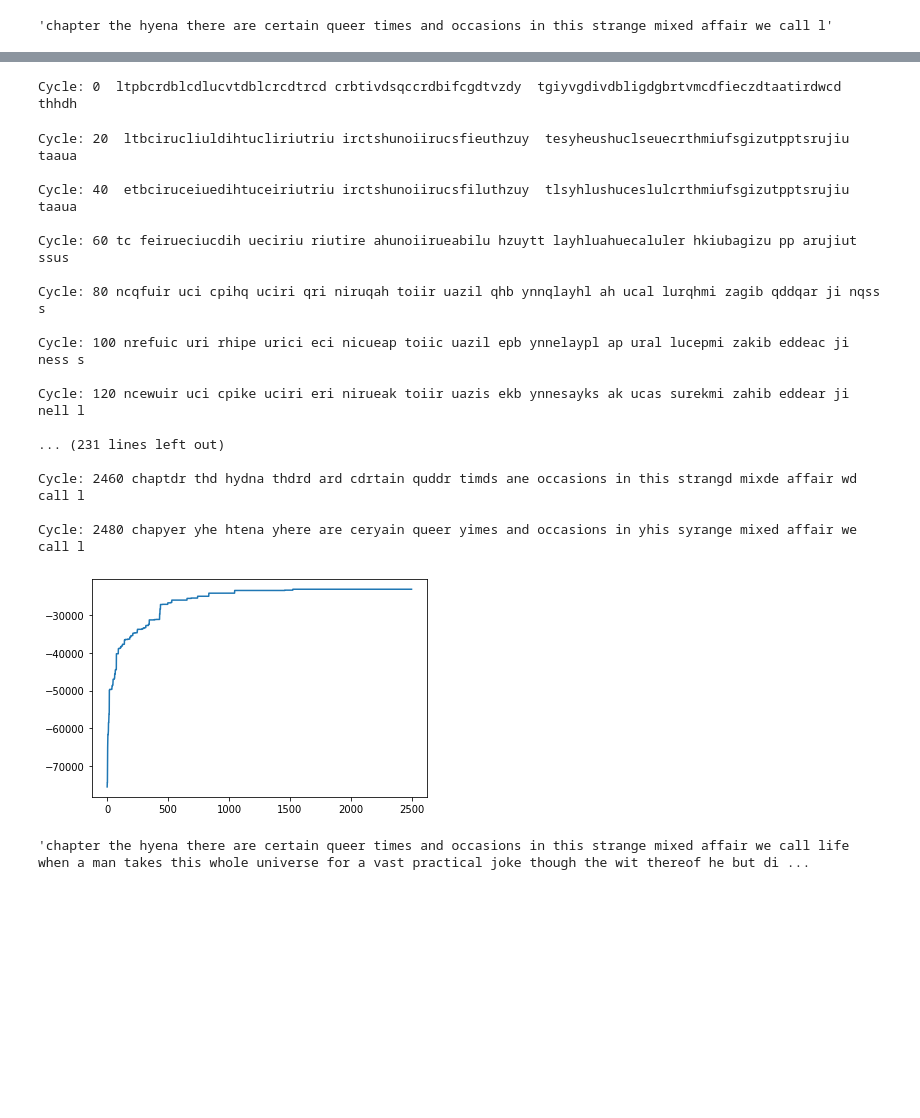
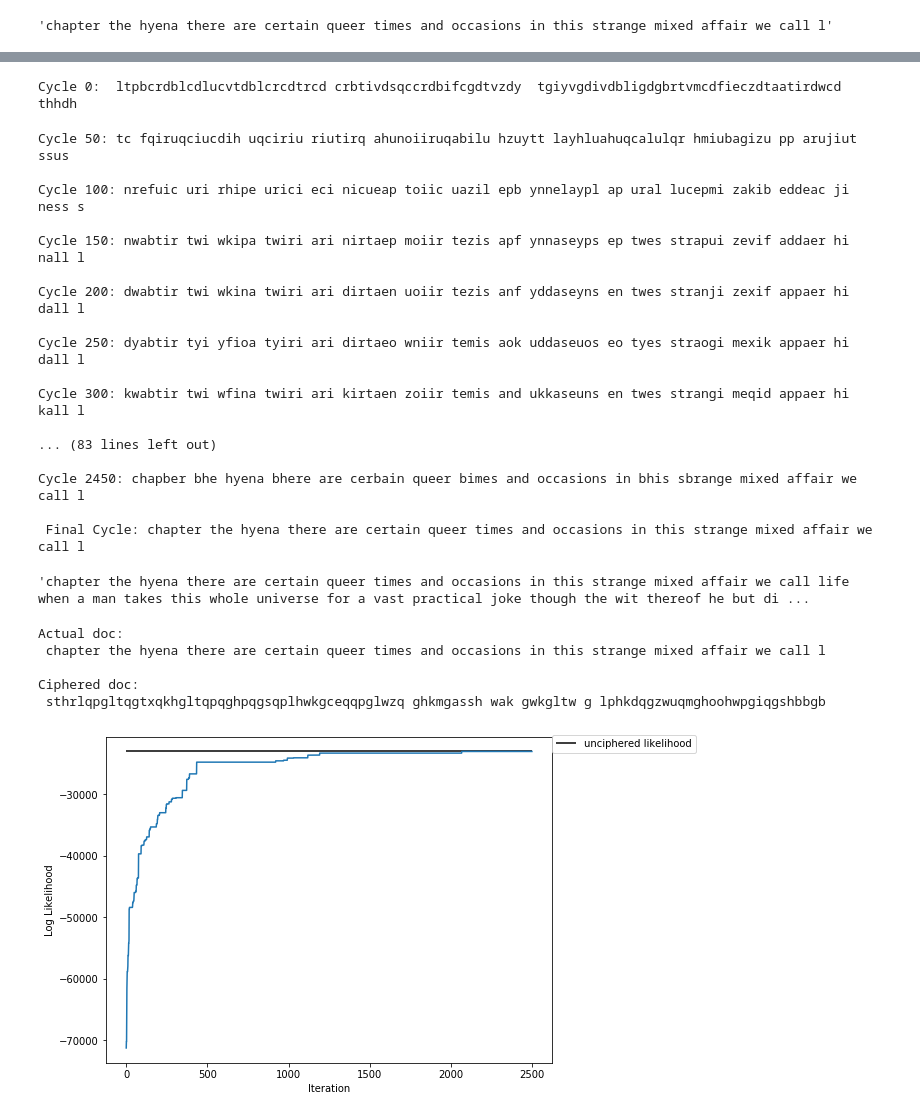
Before and after one commit to Mlawrence95/ML-Exploration, a Jupyter notebook: mcmc_decoding/Decrypting a Hidden Message with Markov Chains.ipynb, the cells around one changed output, grey strips where cells are left out. Cells and saved outputs as stored; diff of their text form; code cells hidden in the pictures; blank space fills up the shorter version.

Commit message:
Update documentation in substitution cipher

```diff
--- a/mcmc_decoding/Decrypting a Hidden Message with Markov Chains.ipynb
+++ b/mcmc_decoding/Decrypting a Hidden Message with Markov Chains.ipynb
@@ -111,3 +151,6 @@ def decipher_string(ciphered_string, decoder):
         new_str += decoder[char]
 
     return new_str
+
+def cipher_message(unciphered_string, encoder):
+    return decipher_string(unciphered_string, encoder)
@@ -118,6 +158,9 @@ def encipher_message(unciphered_string, encoder):
 def propose_cipher(original_cipher):
     """
     Swap two elements of the cipher at random
+
+    Since this is done uniformly over letters,
+    the acceptance probability is easy to calculate
     """
     new_cipher = original_cipher.copy()
     char1, char2 = np.random.choice(characters, size=2, replace=False)
@@ -131,5 +174,5 @@ def propose_cipher(original_cipher):
     return new_cipher
 # %%
 start_cipher = {ciph: actual for actual, ciph in
-                zip(np.random.choice(characters, size=27, replace=False), np.random.choice(characters, size=27, replace=False))}
-ciphered_doc = encipher_message(test_chapters, start_cipher)
+                zip(np.random.choice(characters, size=27, replace=False), np.random.choice(characters, size=state_space, replace=False))}
+ciphered_doc = cipher_message(test_chapters, start_cipher)
@@ -153,46 +197,75 @@ current_cipher = start_cipher
 likes = []
 
 for cycle in range(n_iterations):
+    """
+    MCMC steps:
+
+    1) pick random cipher
+
+    Until convergence/n iterations:
+        2) decode text
+        3) calculate log likelihood
+        4) use MH criterion to decide whether to keep new cipher
+
+    """
     prop_cipher = propose_cipher(current_cipher)
     prop_decoded_text = decipher_string(ciphered_doc, prop_cipher)
 
-    if cycle % 20 == 0:
-        print("\nCycle:", cycle, prop_decoded_text[:100])
+    if cycle % 50 == 0:
+        print(f"\nCycle {cycle}:", prop_decoded_text[:100])
 
     og_decoded_text = decipher_string(ciphered_doc, current_cipher)
 
     prop_loglike = logprob(transition_matrix, prop_decoded_text)
-    og_loglike  = logprob(transition_matrix, og_decoded_text)
+    og_loglike   = logprob(transition_matrix, og_decoded_text)
 
     if accept_proposed_cipher(proposed_loglike=prop_loglike, original_loglike=og_loglike):
         current_cipher = prop_cipher
         likes += [prop_loglike]
     else:
         likes += [og_loglike]
+
+print(f"\n Final Cycle:", prop_decoded_text[:100])
 # %% [output]
-Cycle: 0  ltpbcrdblcdlucvtdblcrcdtrcd crbtivdsqccrdbifcgdtvzdy  tgiyvgdivdbligdgbrtvmcdfieczdtaatirdwcd thhdh
+Cycle 0:  ltpbcrdblcdlucvtdblcrcdtrcd crbtivdsqccrdbifcgdtvzdy  tgiyvgdivdbligdgbrtvmcdfieczdtaatirdwcd thhdh
-Cycle: 20  ltbcirucliuldihtucliriutriu irctshunoiirucsfieuthzuy  tesyheushuclseuecrthmiufsgizutpptsrujiu taaua
+Cycle 50: tc fqiruqciucdih uqciriu riutirq ahunoiiruqabilu hzuytt layhluahuqcalulqr hmiubagizu pp arujiut ssus
 
-Cycle: 40  etbciruceiuedihtuceiriutriu irctshunoiirucsfiluthzuy  tlsyhlushuceslulcrthmiufsgizutpptsrujiu taaua
+Cycle 100: nrefuic uri rhipe urici eci nicueap toiic uazil epb ynnelaypl ap ural lucepmi zakib eddeac ji ness s
 
-Cycle: 60 tc feirueciucdih ueciriu riutire ahunoiirueabilu hzuytt layhluahuecaluler hkiubagizu pp arujiut ssus
+Cycle 150: nwabtir twi wkipa twiri ari nirtaep moiir tezis apf ynnaseyps ep twes strapui zevif addaer hi nall l
 
-Cycle: 80 ncqfuir uci cpihq uciri qri niruqah toiir uazil qhb ynnqlayhl ah ucal lurqhmi zagib qddqar ji nqss s
+Cycle 200: dwabtir twi wkina twiri ari dirtaen uoiir tezis anf yddaseyns en twes stranji zexif appaer hi dall l
 
-Cycle: 100 nrefuic uri rhipe urici eci nicueap toiic uazil epb ynnelaypl ap ural lucepmi zakib eddeac ji ness s
+Cycle 250: dyabtir tyi yfioa tyiri ari dirtaeo wniir temis aok uddaseuos eo tyes straogi mexik appaer hi dall l
 
-Cycle: 120 ncewuir uci cpike uciri eri nirueak toiir uazis ekb ynnesayks ak ucas surekmi zahib eddear ji nell l
+Cycle 300: kwabtir twi wfina twiri ari kirtaen zoiir temis and ukkaseuns en twes strangi meqid appaer hi kall l
 
-... (231 lines left out)
+... (83 lines left out)
 
-Cycle: 2460 chaptdr thd hydna thdrd ard cdrtain quddr timds ane occasions in this strangd mixde affair wd call l
+Cycle 2450: chapber bhe hyena bhere are cerbain queer bimes and occasions in bhis sbrange mixed affair we call l
 
-Cycle: 2480 chapyer yhe htena yhere are ceryain queer yimes and occasions in yhis syrange mixed affair we call l
+ Final Cycle: chapter the hyena there are certain queer times and occasions in this strange mixed affair we call l
-# %%
-plt.plot(likes);
-# %% [output]
-[figure, removed]
 # %%
 decipher_string(ciphered_doc, current_cipher)
 # %% [output]
 'chapter the hyena there are certain queer times and occasions in this strange mixed affair we call life when a man takes this whole universe for a vast practical joke though the wit thereof he but di ...
+# %%
+print('\nActual doc:\n', test_chapters[:100])
+print('\nCiphered doc:\n', ciphered_doc[:100])
+# %% [output]
+Actual doc:
+ chapter the hyena there are certain queer times and occasions in this strange mixed affair we call l
+
+Ciphered doc:
+ sthrlqpgltqgtxqkhgltqpqghpqgsqplhwkgceqqpglwzq ghkmgassh wak gwkgltw g lphkdqgzwuqmghoohwpgiqgshbbgb
+# %%
+actual_loglike = logprob(transition_matrix, test_chapters)
+
+plt.figure(figsize=(8, 6))
+plt.plot(likes)
+plt.hlines(actual_loglike, 0, n_iterations, label='unciphered likelihood')
+plt.xlabel('Iteration')
+plt.ylabel('Log Likelihood')
+plt.legend(loc=[1, 0.95]);
+# %% [output]
+[figure, added]
```
Also changed, not shown: parts of 21 cells of this notebook, 1 other file.
